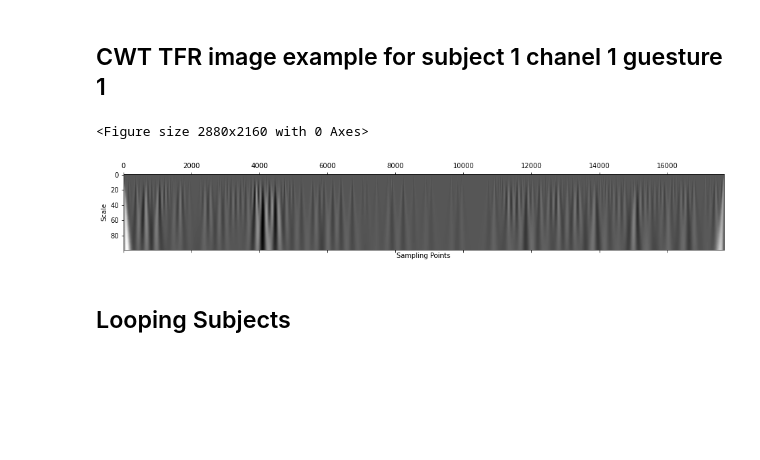
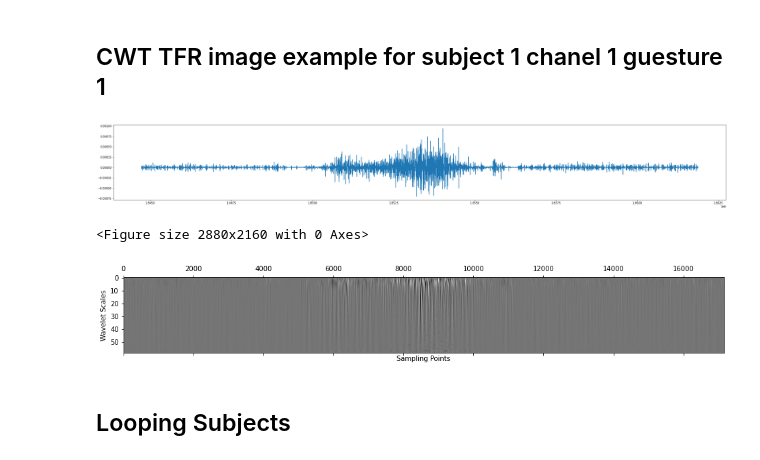
Before and after one commit to chenkecoco1/EMG_Analysis, a Jupyter notebook: SIGNAL0.ipynb, the cells around one changed output. Saved outputs shown, nothing was run; the diff lists cells and outputs as text; code cells hidden in the pictures; blank space fills up the shorter version.

```diff
--- a/SIGNAL0.ipynb
+++ b/SIGNAL0.ipynb
@@ -29,18 +29,18 @@ def import_db2_acc(folder_path, subject):
     """
     cur_path = os.path.normpath(folder_path + '/S' + str(subject) + '_E1_A1.mat')
     data = sio.loadmat(cur_path)
-    acc = np.squeeze(np.array(data['acc']))
+    acc = np.squeeze(np.array(data['emg']))
 
     cur_path = os.path.normpath(folder_path + '/S' + str(subject) + '_E2_A1.mat')
     data = sio.loadmat(cur_path)
-    acc = np.vstack((acc, np.array(data['acc'])))
+    acc = np.vstack((acc, np.array(data['emg'])))
 
     cur_path = os.path.normpath(folder_path + '/S' + str(subject) + '_E3_A1.mat')
     data = sio.loadmat(cur_path)
-    acc = np.vstack((acc, np.array(data['acc'])))
+    acc = np.vstack((acc, np.array(data['emg'])))
 
     return acc
 # %%
-df1 = pd.DataFrame(import_db2_acc(r'C:\Ninapro', 40))
+df40 = pd.DataFrame(import_db2_acc(r'C:\Ninapro', 40))
 # %%
 #SENITY CHECK
@@ -162,6 +191,6 @@ S40=import_db2_unrefined(r'C:\Ninapro', 40, rest_length_cap=999)['rep_regions']
 ## CWT TFR image example for subject 1 chanel 1 guesture 1
 # %%
 # START POINTS OF FIRST GUESTURE IN S1 CH1
-S40_C1_G1=data[0][S40[0]:S40[1]]
-scales = np.arange(1, 100)
+S40_C1_Gn=df40[0][1844727:1861882]
+scales = np.arange(1, 60)
 # %%
@@ -169,15 +198,21 @@ S40_C1_G1.to_csv(r'C:\Ninapro\exa.csv')
+# %%
+figure(figsize=(40,5))
+plt.plot(S40_C1_Gn)
+plt.show()
+# %% [output]
+[figure, added]
 # %%
 # Finding CWT using mexican hat wavelet
-coef, freqs = pywt.cwt(S40_C1_G1, scales, 'mexh')
+coef, freqs = pywt.cwt(S40_C1_Gn, scales, 'mexh')
 figure(figsize=(40, 30))
 
 plt.matshow(coef,aspect='auto',cmap='gray')
 plt.xlabel('Sampling Points')
-plt.ylabel('Scale')
+plt.ylabel('Wavelet Scales')
 plt.show()
 # %% [output]
 <Figure size 2880x2160 with 0 Axes>
-[figure, old version]
+[figure, new version]
 # %% [markdown]
 ## Looping Subjects
 # %%
```
Also changed, not shown: parts of 5 cells of this notebook.
